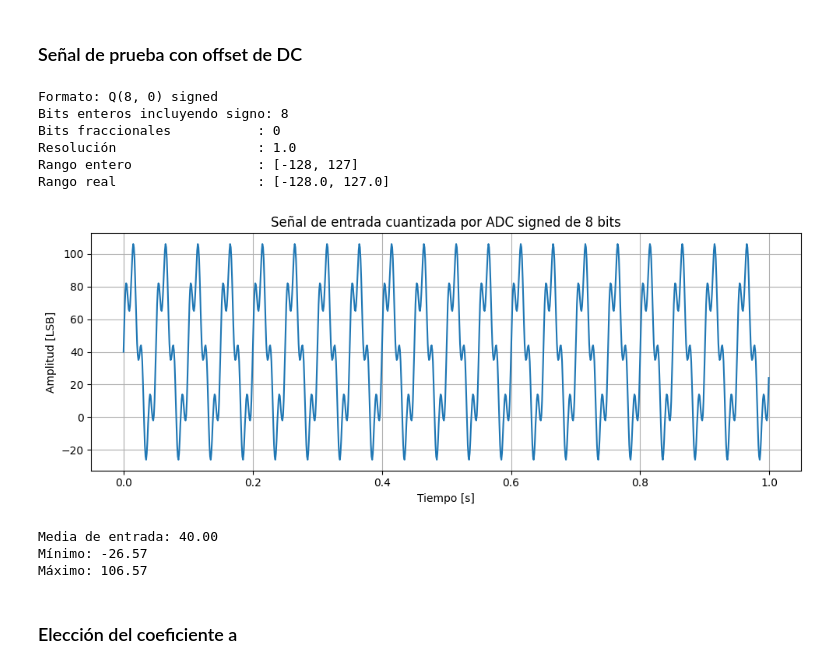
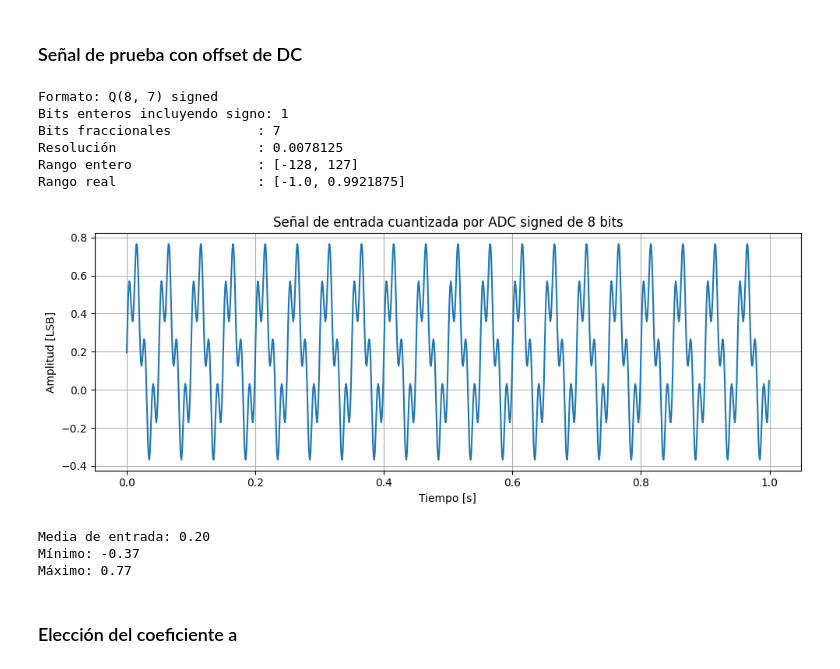
Before and after one commit to dlugano32/VLSI_2026, a Jupyter notebook: TP1_FIR_IIR/iir/iir_design.ipynb, the cells around one changed output. Saved outputs shown, nothing was run; the diff lists cells and outputs as text; code cells hidden in the pictures.

```diff
--- a/TP1_FIR_IIR/iir/iir_design.ipynb
+++ b/TP1_FIR_IIR/iir/iir_design.ipynb
@@ -83,46 +83,46 @@ t = np.arange(N) / FS
 f1 = 20.0
 f2 = 80.0
 
-x_ac = 50*np.sin(2*np.pi*f1*t) + 20*np.sin(2*np.pi*f2*t)
-dc_offset = 40.0
+x_ac = 0.4*np.sin(2*np.pi*f1*t) + 0.2*np.sin(2*np.pi*f2*t)
+dc_offset = 0.2
 
 x_t = x_ac + dc_offset
 
 # Cuantización por ADC signed de 8 bits
 
 ADC_BITS = 8
+ADC_FBITS = 7
 
-fmt_x = FixedPointFormat(NB=ADC_BITS, NBF=0)
+fmt_x = FixedPointFormat(NB=ADC_BITS, NBF=ADC_FBITS)
 fmt_x.info()
 
 x_t_q, x_t_int = fmt_x.quantize(x_t, rounding="trunc", overflow="saturate")
 # %% [output]
-Formato: Q(8, 0) signed
-Bits enteros incluyendo signo: 8
-Bits fraccionales           : 0
-Resolución                  : 1.0
+Formato: Q(8, 7) signed
+Bits enteros incluyendo signo: 1
+Bits fraccionales           : 7
+Resolución                  : 0.0078125
 Rango entero                : [-128, 127]
-Rango real                  : [-128.0, 127.0]
+Rango real                  : [-1.0, 0.9921875]
 # %%
 # Plot
 plt.figure(figsize=(10, 4))
-plt.plot(t, x_t_int)
+plt.plot(t, x_t_q)
 plt.title("Señal de entrada cuantizada por ADC signed de 8 bits")
 plt.xlabel("Tiempo [s]")
 plt.ylabel("Amplitud [LSB]")
 plt.grid(True)
 plt.tight_layout()
 plt.show()
 
-
 print("Media de entrada:", f"{np.mean(x_t):.2f}")
 print("Mínimo:", f"{np.min(x_t):.2f}")
 print("Máximo:", f"{np.max(x_t):.2f}")
 # %% [output]
-[figure, old version]
+[figure, new version]
-Media de entrada: 40.00
-Mínimo: -26.57
-Máximo: 106.57
+Media de entrada: 0.20
+Mínimo: -0.37
+Máximo: 0.77
 # %% [markdown]
 ### Elección del coeficiente a
 # %%
```
Also changed, not shown: parts of 7 cells of this notebook, 7 other files.
